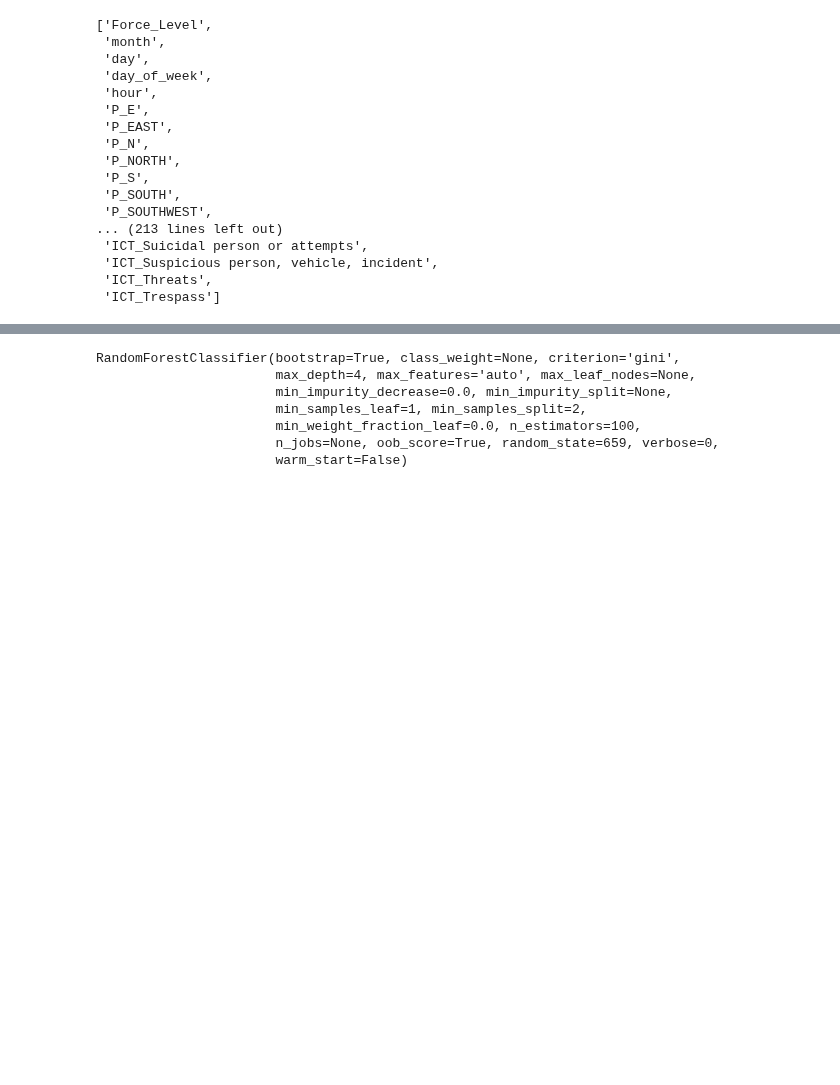
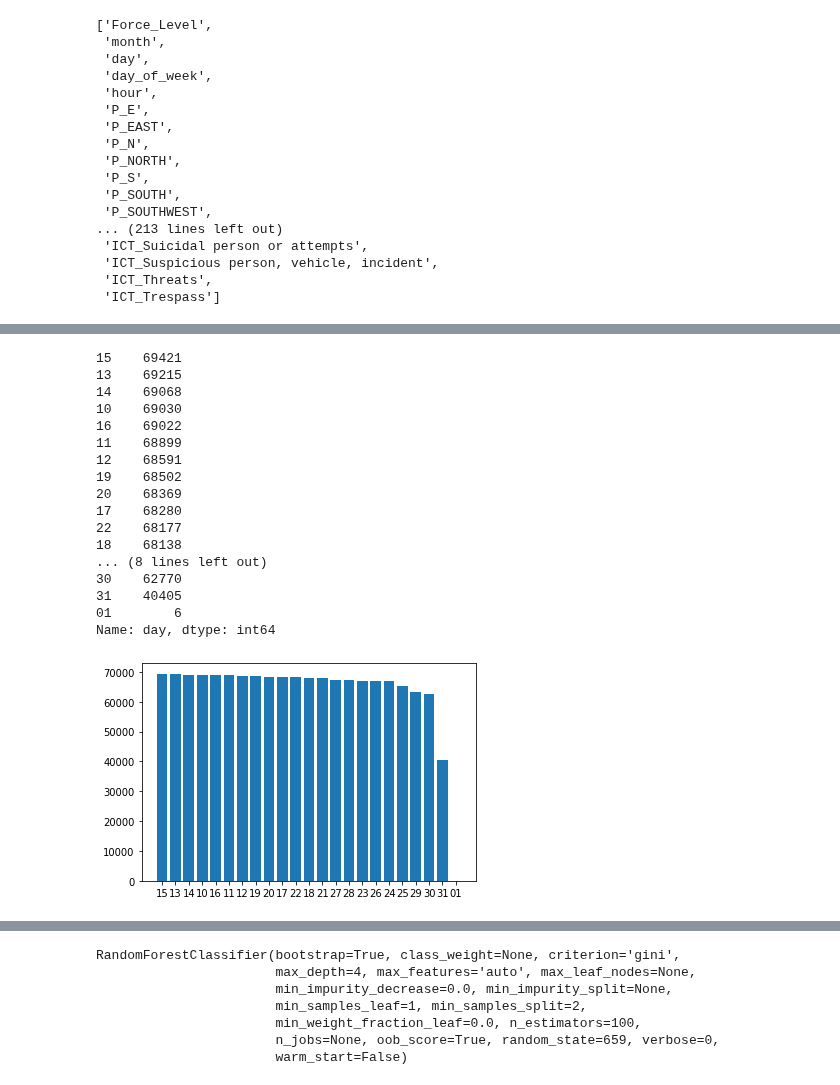
Before and after one commit to SarahMBurgart/use-of-force, a Jupyter notebook: Modeling.ipynb, the cells around one changed output, grey strips where cells are left out. Cells and saved outputs as stored; diff of their text form; code cells hidden in the pictures; blank space fills up the shorter version.

```diff
--- a/Modeling.ipynb
+++ b/Modeling.ipynb
@@ -416,3 +528,26 @@ sampleall.drop(["S_W", "S_U","S_S",  "S_R", "S_Q", "S_O","S_N", "S_M", "S_L","S_
+# %%
+nmd = nm.day.value_counts()
+plt.bar(nmd.index, list(nmd))
+nmd
+# %% [output]
+15    69421
+13    69215
+14    69068
+10    69030
+16    69022
+11    68899
+12    68591
+19    68502
+20    68369
+17    68280
+22    68177
+18    68138
+... (8 lines left out)
+30    62770
+31    40405
+01        6
+Name: day, dtype: int64
+[figure, added]
 # %%
 X = sampleall.drop("Force_Level", axis=1)
 y = sampleall.Force_Level
```
Also changed, not shown: parts of 27 cells of this notebook, 2 other files.
